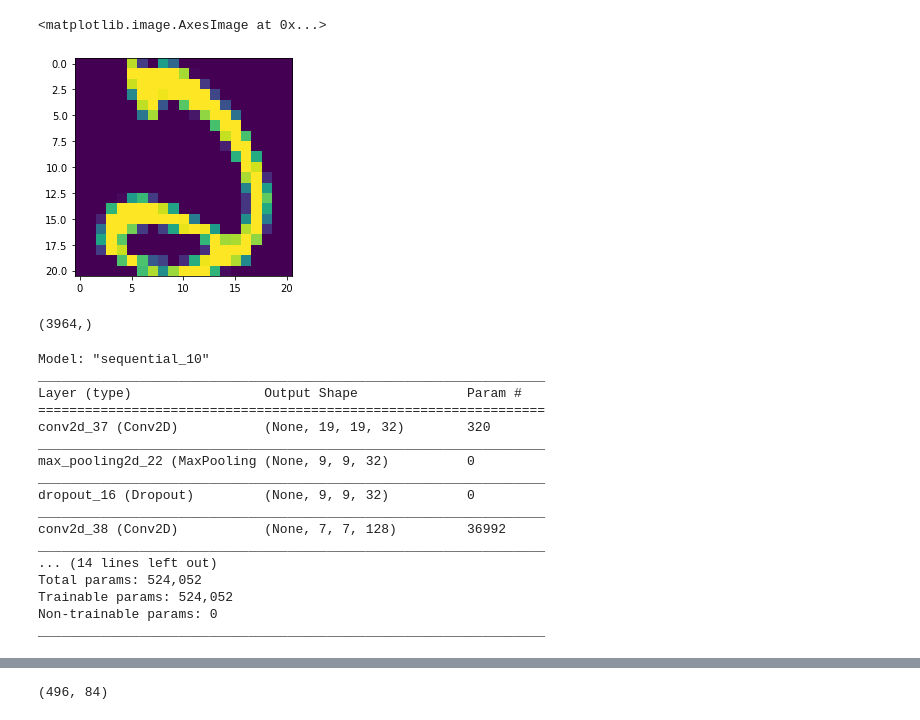
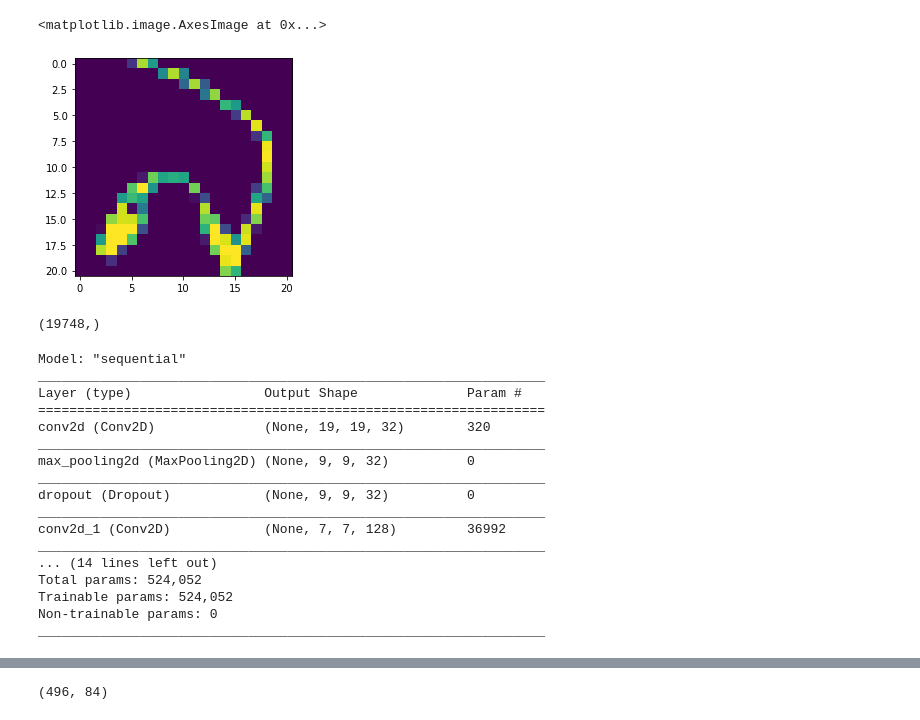
Before and after one commit to khansun/cnn_bangla_ocr, a Jupyter notebook: ocr.ipynb, the cells around one changed output, grey strips where cells are left out. Saved outputs shown, nothing was run; the diff lists cells and outputs as text; code cells hidden in the pictures.

```diff
--- a/ocr.ipynb
+++ b/ocr.ipynb
@@ -12,27 +12,50 @@ from keras.preprocessing.image import load_img
 # %%
 import numpy as np
 
 
-with open('binXtrain.npy', 'rb') as f:
+with open('decXtrain.npy', 'rb') as f:
     newXtrain = np.load(f)
 
 
 newXtrain.shape
-plt.imshow(newXtrain[1987])
+plt.imshow(newXtrain[19747])
 # %% [output]
 <matplotlib.image.AxesImage at 0x...>
-[figure, old version]
+[figure, new version]
-# %%
-newYtrain = np.ndarray(shape=(3964,), dtype=np.uint8)
-for i in range(1982):
-   newYtrain[i] = 0
-
-for i in range(1982,3964):
-   newYtrain[i] = 1
-
-newYtrain.shape
-# %% [output]
-(3964,)
+# %%
+newYtrain = np.ndarray(shape=(19748,), dtype=np.uint8)
+for i in range(1982):
+   newYtrain[i] = 0
+
+for i in range(1982,3964):
+   newYtrain[i] = 1
+
+for i in range(3964,5917):
+   newYtrain[i] = 2
+
+for i in range(5917,7892):
+   newYtrain[i] = 3
+
+for i in range(7892,9872):
+   newYtrain[i] = 4
+
+for i in range(9872,11858):
+   newYtrain[i] = 5
+
+for i in range(11858,13839):
+   newYtrain[i] = 6
+
+for i in range(13839,15797):
+   newYtrain[i] = 7
+
+for i in range(15797,17781):
+   newYtrain[i] = 8
+
+for i in range(17781,19748):
+   newYtrain[i] = 9
+newYtrain.shape
+# %% [output]
+(19748,)
 # %%
 from tensorflow.keras import datasets, layers, models
 
@@ -54,17 +77,17 @@ model = keras.Sequential([
 
 model.summary()
 # %% [output]
-Model: "sequential_10"
+Model: "sequential"
 _________________________________________________________________
 Layer (type)                 Output Shape              Param #
 =================================================================
-conv2d_37 (Conv2D)           (None, 19, 19, 32)        320
+conv2d (Conv2D)              (None, 19, 19, 32)        320
 _________________________________________________________________
-max_pooling2d_22 (MaxPooling (None, 9, 9, 32)          0
+max_pooling2d (MaxPooling2D) (None, 9, 9, 32)          0
 _________________________________________________________________
-dropout_16 (Dropout)         (None, 9, 9, 32)          0
+dropout (Dropout)            (None, 9, 9, 32)          0
 _________________________________________________________________
-conv2d_38 (Conv2D)           (None, 7, 7, 128)         36992
+conv2d_1 (Conv2D)            (None, 7, 7, 128)         36992
 _________________________________________________________________
 ... (14 lines left out)
 Total params: 524,052
```
Also changed, not shown: parts of 4 cells of this notebook, 3 other files.
